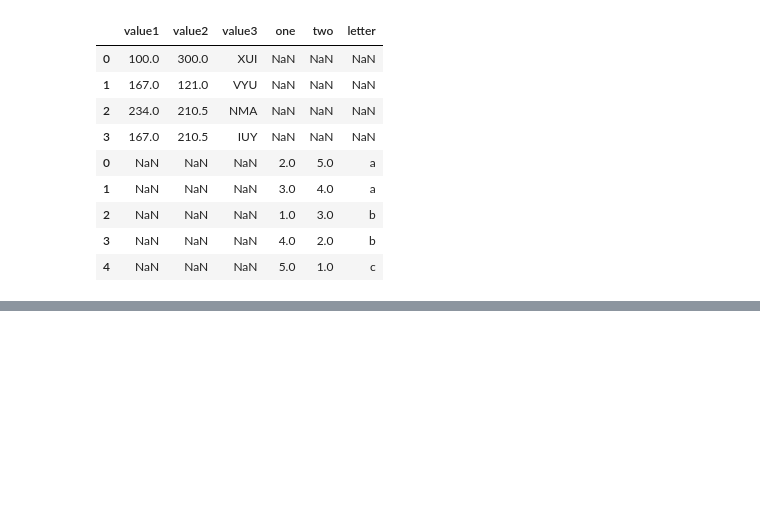
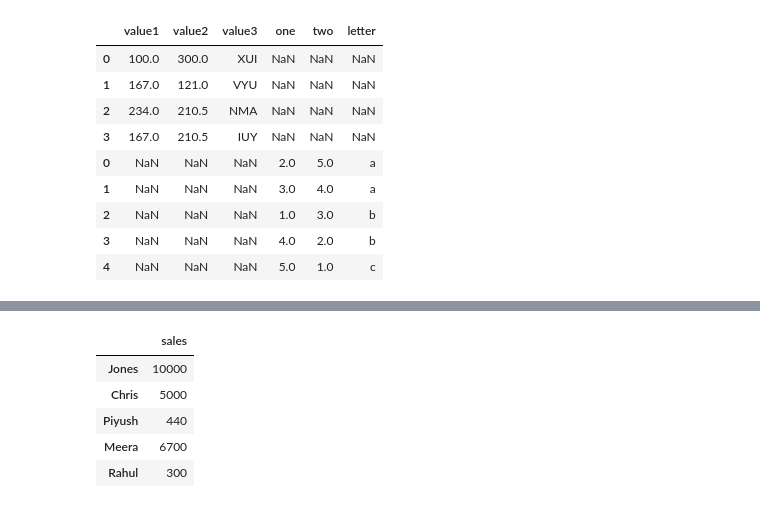
Before and after one commit to Franchertz/Python-Learning, a Jupyter notebook: Pandas_Pandas_Describe_Function.ipynb, the cells around one changed output, grey strips where cells are left out. Cells and saved outputs as stored; diff of their text form; code cells hidden in the pictures; blank space fills up the shorter version.

```diff
--- a/Pandas_Pandas_Describe_Function.ipynb
+++ b/Pandas_Pandas_Describe_Function.ipynb
@@ -384,0 +425,9 @@ new_df
+# %%
+sales_df
+# %% [output]
+|  | sales |
+| Jones | 10000 |
+| Chris | 5000 |
+| Piyush | 440 |
+| Meera | 6700 |
+| Rahul | 300 |
```
Also changed, not shown: parts of 22 cells of this notebook.
